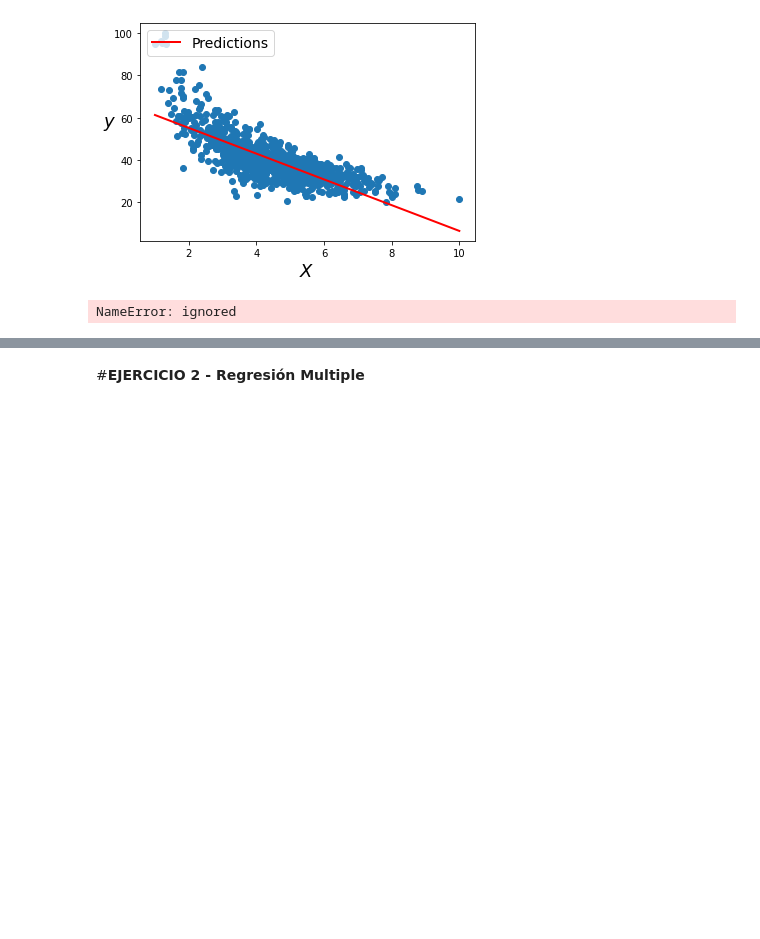
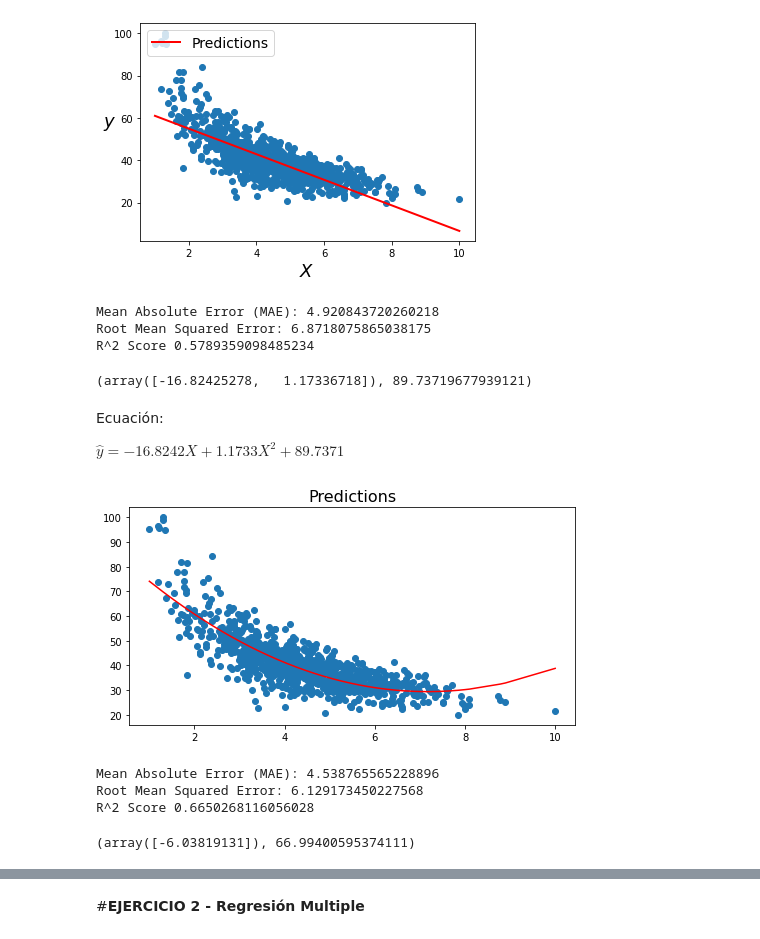
Before and after one commit to PosgradoMNA/actividades-de-aprendizaje-DGarcia-A01086411, a Jupyter notebook: Actividad_Semana_8_7_Regresiones.ipynb, the cells around one changed output, grey strips where cells are left out. Drawn from its saved outputs; the diff is of its cells as text; code cells hidden in the pictures; blank space fills up the shorter version.

```diff
--- a/Actividad_Semana_8_7_Regresiones.ipynb
+++ b/Actividad_Semana_8_7_Regresiones.ipynb
@@ -107,8 +107,13 @@ plt.legend(loc="upper left", fontsize=14);
-# %%
-from sklearn import metrics
-from sklearn.metrics import r2_score
-print('Error medio Absoluto (MAE):', metrics.mean_absolute_error(y, y_pred))
-print('Root Mean Squared Error:', np.sqrt(metrics.mean_squared_error(y, y_pred)))
-print('r2_score',r2_score(y, y_pred))
-# %% [output]
-NameError: ignored
+# %%
+#MAE, R^2 Error, R^2 Score
+yhat = linear_reg.predict(X)
+MAE = metrics.mean_absolute_error(Y, yhat)
+RMSE = np.sqrt(metrics.mean_squared_error(Y, yhat))
+R2 =  r2_score(Y, yhat)
+print('Mean Absolute Error (MAE):', MAE)
+print('Root Mean Squared Error:', RMSE )
+print('R^2 Score', R2)
+# %% [output]
+Mean Absolute Error (MAE): 4.920843720260218
+Root Mean Squared Error: 6.8718075865038175
+R^2 Score 0.5789359098485234
@@ -114,0 +122,37 @@ NameError: ignored
+# %%
+from sklearn.preprocessing import PolynomialFeatures
+Polynomial = PolynomialFeatures(degree=2, include_bias=False)
+Polynomial_features = Polynomial.fit_transform(X)
+Polynomial_reg_model = LinearRegression()
+Polynomial_reg_model.fit(Polynomial_features, Y)
+Polynomial_reg_model.coef_, Polynomial_reg_model.intercept_
+# %% [output]
+(array([-16.82425278,   1.17336718]), 89.73719677939121)
+# %% [markdown]
+Ecuación:
+
+$\hat{y} = -16.8242X + 1.1733X^2 + 89.7371$
+# %%
+#Visualizar prediccion
+y_predicted = Polynomial_reg_model.predict(Polynomial_features)
+
+plt.figure(figsize=(8, 4))
+plt.title("Predictions", size=16)
+plt.scatter(X, Y)
+plt.plot(X, y_predicted, c="red")
+plt.show()
+# %% [output]
+[figure, added]
+# %%
+#MAE, R^2 Error, R^2 Score
+yhat = Polynomial_reg_model.predict(Polynomial_features)
+MAE = metrics.mean_absolute_error(Y, yhat)
+RMSE = np.sqrt(metrics.mean_squared_error(Y, yhat))
+R2 =  r2_score(Y, yhat)
+print('Mean Absolute Error (MAE):', MAE)
+print('Root Mean Squared Error:', RMSE )
+print('R^2 Score', R2)
+# %% [output]
+Mean Absolute Error (MAE): 4.538765565228896
+Root Mean Squared Error: 6.129173450227568
+R^2 Score 0.6650268116056028
@@ -114,0 +161,8 @@ NameError: ignored
+# %%
+from sklearn.linear_model import Ridge
+Ridge_regr = Ridge(fit_intercept=True)
+Ridge_regr.fit(x_train, y_train)
+y_new = Ridge_regr.predict(x_test)
+Ridge_regr.coef_, Ridge_regr.intercept_
+# %% [output]
+(array([-6.03819131]), 66.99400595374111)
```
Also changed, not shown: parts of 17 cells of this notebook.
